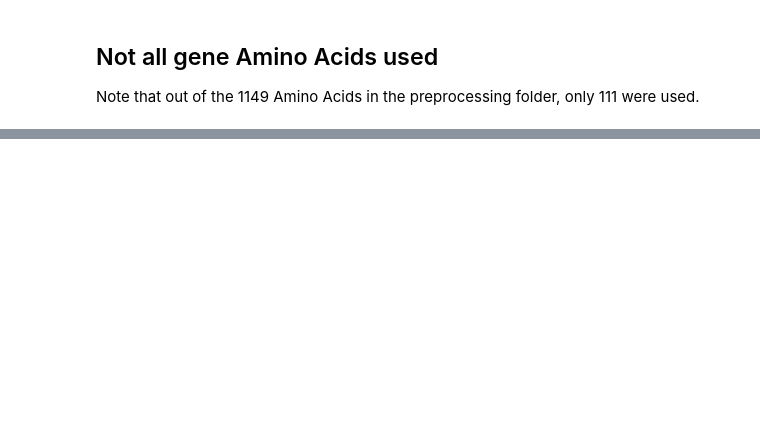
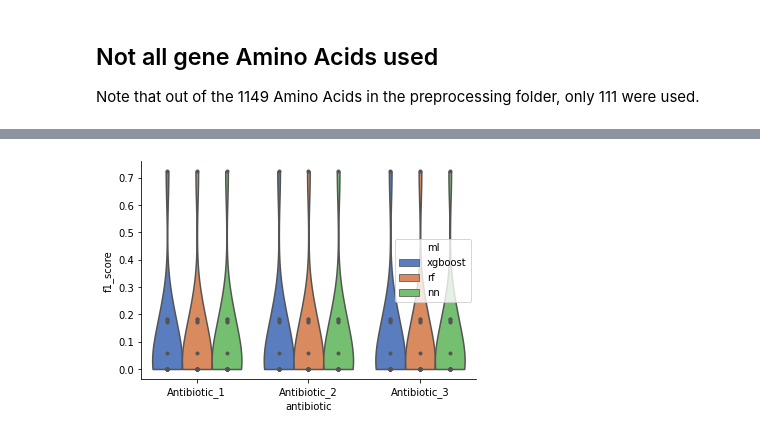
Before and after one commit to 14corman/mic-pred-feat-select, a Jupyter notebook: notebooks/xgboost.ipynb, the cells around one changed output, grey strips where cells are left out. Drawn from its saved outputs; the diff is of its cells as text; code cells hidden in the pictures; blank space fills up the shorter version.

```diff
--- a/notebooks/xgboost.ipynb
+++ b/notebooks/xgboost.ipynb
@@ -283,3 +302,16 @@ xgb_fea_imp.to_csv('xgb_fea_imp.csv', index=False)
 # %% [markdown]
 ## Not all gene Amino Acids used
 Note that out of the 1149 Amino Acids in the preprocessing folder, only 111 were used.
+# %%
+y_pred = np.argmax(predictions, axis=1)
+y_true = labels['Antibiotic_1'].values
+# %%
+f1 = pd.DataFrame([], columns=['antibiotic', 'f1_score', 'mic', 'ml'])
+for m in ['xgboost', 'rf', 'nn']:
+    for a in ["Antibiotic_1", "Antibiotic_2", "Antibiotic_3"]:
+        scores = f1_score(y_true, y_pred, average=None, labels=range(num_classes))
+        for i, s in enumerate(scores):
+            if i in y_true:
+                f1 = f1.append({'antibiotic': a, 'f1_score': s, 'mic': i, 'ml': m}, ignore_index=True)
+
+f1.head()
@@ -285,0 +334,33 @@ Note that out of the 1149 Amino Acids in the preprocessing folder, only 111 were
+# %%
+import seaborn as sns
+# import random
+# antibiotics = list(f1['antibiotic'].unique())
+# mls = list(f1['ml'].unique())
+g = sns.violinplot(x="antibiotic", y="f1_score", data=f1, inner='point', hue='ml', cut=0, scale="count", palette="muted")
+#ax.get_legend().remove()
+sns.despine() # Remove the top and right graph lines
+#ax = sns.stripplot(x='antibiotic', y='f1_score', data=f1, jitter=True, edgecolor='none', alpha=.40, hue='ml')
+#ax2 = sns.swarmplot(x='antibiotic', y='f1_score', data=f1, dodge=True, edgecolor='none', alpha=.40, hue='ml')
+
+#for j, a in enumerate(antibiotics):
+#    for k, m in enumerate(mls):
+#        if k == 0:
+#            m_diff = -0.25
+#        elif k == 1:
+#            m_diff = 0
+#        else:
+#            m_diff = 0.25
+#        mics = f1[(f1['antibiotic'] == a) & (f1['ml'] == m)]
+#        flag = True
+#        for i in range(len(mics)):
+#            if flag is True:
+#                delta = 0.1
+#                align = 'left'
+#                flag = False
+#            else:
+#                delta = -0.1
+#                align = 'right'
+#                flag = True
+#            g.text(x=j+m_diff+delta, y=mics['f1_score'].values[i], s=mics['mic'].values[i], horizontalalignment=align, size='small', color='black')
+# %% [output]
+[figure, added]
```
Also changed, not shown: parts of 15 cells of this notebook, 46 other files.
